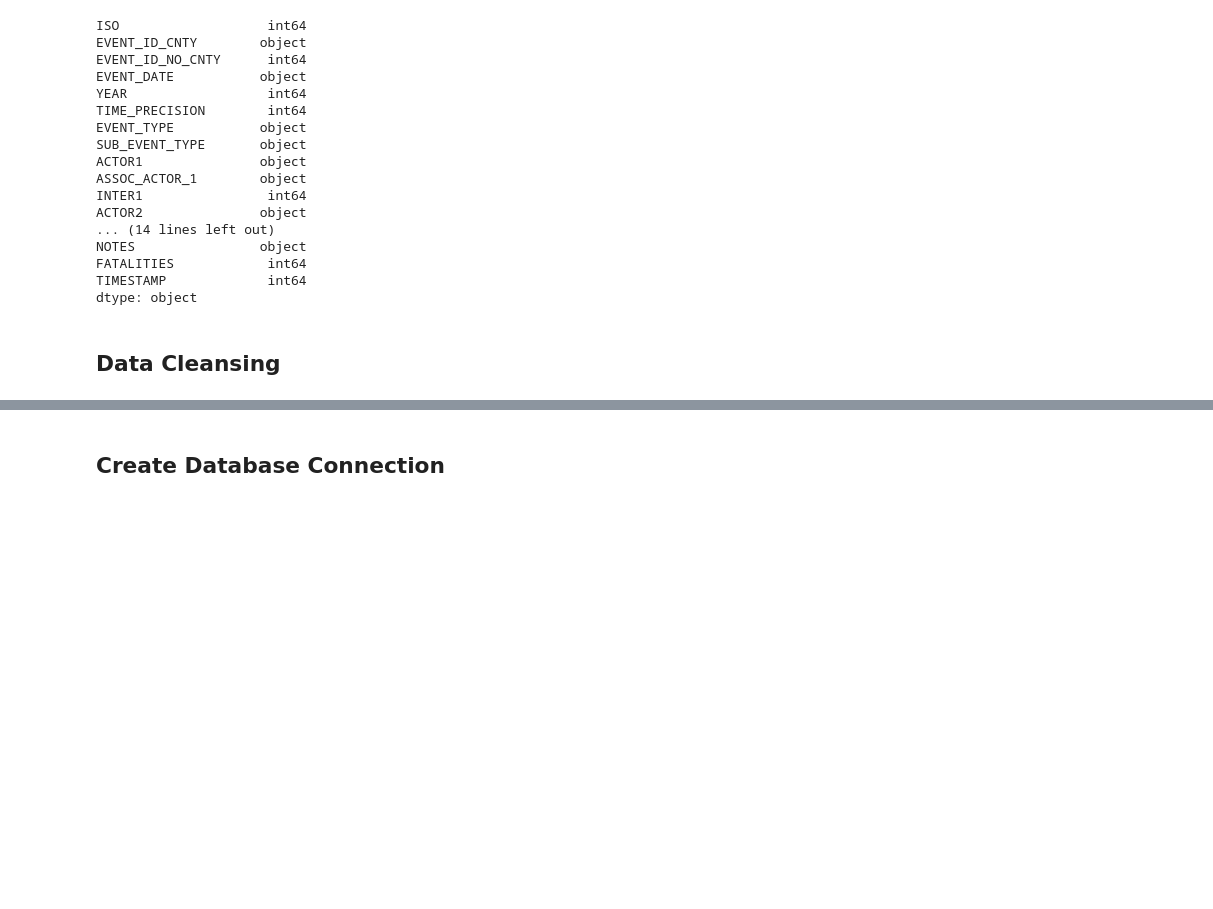
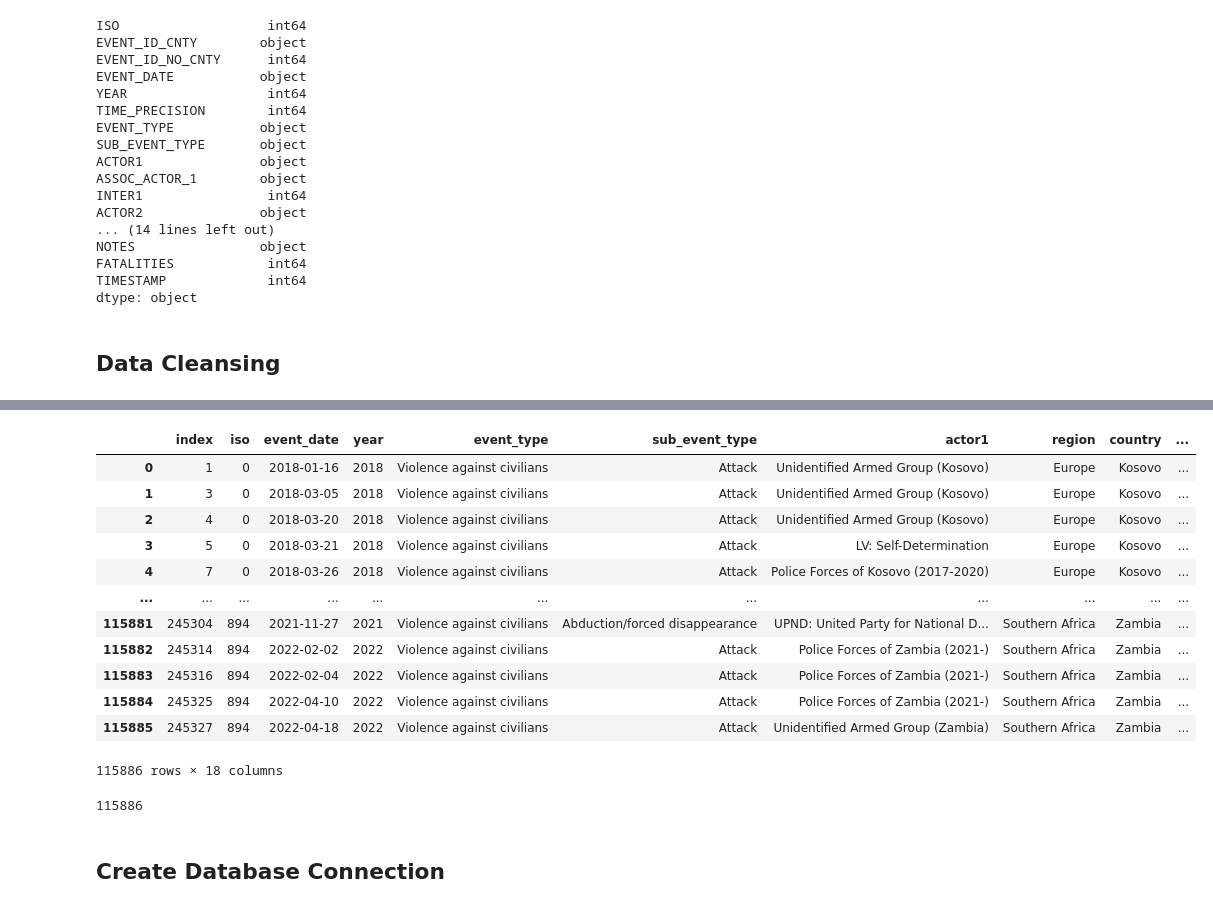
Before and after one commit to dianaagustinaf/anti-civilian-violence-data, a Jupyter notebook: data_transform_load/ETL_process.ipynb, the cells around one changed output, grey strips where cells are left out. Cells and saved outputs as stored; diff of their text form; code cells hidden in the pictures; blank space fills up the shorter version.

```diff
--- a/data_transform_load/ETL_process.ipynb
+++ b/data_transform_load/ETL_process.ipynb
@@ -141,0 +138,2 @@ clean_df.head()
+# %%
+clean_df.reset_index(inplace=True)
@@ -142 +148,21 @@ clean_df.head()
+# %%
+clean_df
+# %% [output]
+|  | index | iso | event_date | year | event_type | sub_event_type | actor1 | region | country | ... |
+| 0 | 1 | 0 | 2018-01-16 | 2018 | Violence against civilians | Attack | Unidentified Armed Group (Kosovo) | Europe | Kosovo | ... |
+| 1 | 3 | 0 | 2018-03-05 | 2018 | Violence against civilians | Attack | Unidentified Armed Group (Kosovo) | Europe | Kosovo | ... |
+| 2 | 4 | 0 | 2018-03-20 | 2018 | Violence against civilians | Attack | Unidentified Armed Group (Kosovo) | Europe | Kosovo | ... |
+| 3 | 5 | 0 | 2018-03-21 | 2018 | Violence against civilians | Attack | LV: Self-Determination | Europe | Kosovo | ... |
+| 4 | 7 | 0 | 2018-03-26 | 2018 | Violence against civilians | Attack | Police Forces of Kosovo (2017-2020) | Europe | Kosovo | ... |
+| ... | ... | ... | ... | ... | ... | ... | ... | ... | ... | ... |
+| 115881 | 245304 | 894 | 2021-11-27 | 2021 | Violence against civilians | Abduction/forced disappearance | UPND: United Party for National D... | Southern Africa | Zambia | ... |
+| 115882 | 245314 | 894 | 2022-02-02 | 2022 | Violence against civilians | Attack | Police Forces of Zambia (2021-) | Southern Africa | Zambia | ... |
+| 115883 | 245316 | 894 | 2022-02-04 | 2022 | Violence against civilians | Attack | Police Forces of Zambia (2021-) | Southern Africa | Zambia | ... |
+| 115884 | 245325 | 894 | 2022-04-10 | 2022 | Violence against civilians | Attack | Police Forces of Zambia (2021-) | Southern Africa | Zambia | ... |
+| 115885 | 245327 | 894 | 2022-04-18 | 2022 | Violence against civilians | Attack | Unidentified Armed Group (Zambia) | Southern Africa | Zambia | ... |
+115886 rows × 18 columns
+# %%
+clean_df["index"].nunique()
+# %% [output]
+115886
 # %%
```
Also changed, not shown: parts of 18 cells of this notebook, 5 other files.
